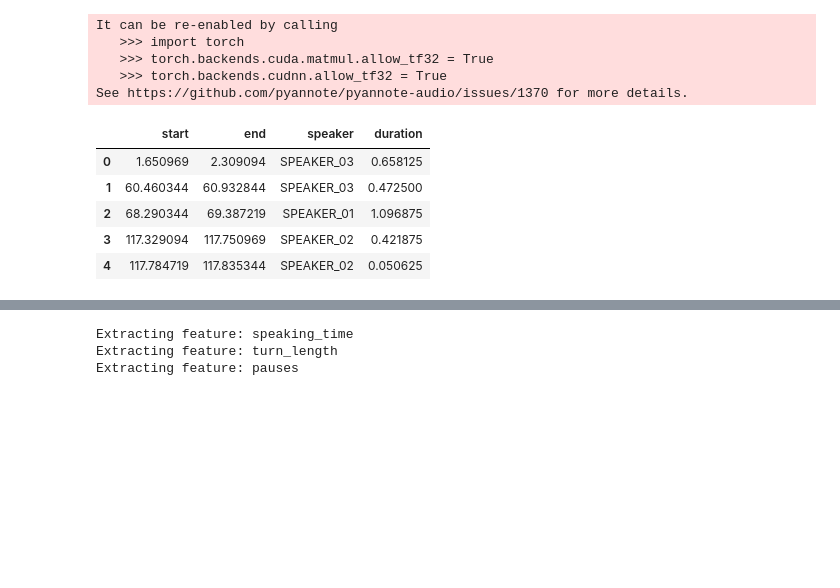
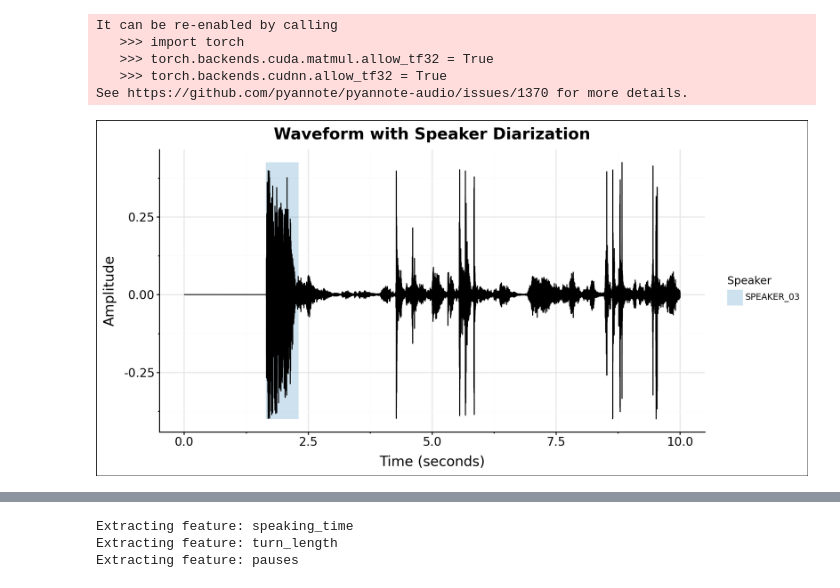
Before and after one commit to shshnk94/convodynamics, a Jupyter notebook: analysis.ipynb, the cells around one changed output, grey strips where cells are left out. Cells and saved outputs as stored; diff of their text form; code cells hidden in the pictures; blank space fills up the shorter version.

```diff
--- a/analysis.ipynb
+++ b/analysis.ipynb
@@ -170,15 +198,52 @@ See https://github.com/pyannote/pyannote-audio/issues/1370 for more details.
 # %%
 segments = random_conversation.retrieve_meta("diarization_segments")
 segments.head()
 
-# [Ask AI to produce the code]
+# Ensure we have numpy array for amplitudes
+amp_array = yt[start:end].cpu().numpy() if hasattr(yt, "cpu") else yt[start:end].numpy()
+
+# Prepare waveform points
+points = pd.DataFrame({
+    "Sample Index": range(start, end),
+    "Time": [i / sr for i in range(start, end)],
+    "Amplitude": amp_array
+})
+
+# Filter and clamp diarization segments to plotted time range
+segments_plot = segments.loc[(segments["end"] > points["Time"].min()) & (segments["start"] < points["Time"].max())].copy()
+segments_plot["start"] = segments_plot["start"].clip(lower=points["Time"].min())
+segments_plot["end"] = segments_plot["end"].clip(upper=points["Time"].max())
+
+# Create a color palette and map speakers to colors
+palette = ["#1f77b4","#ff7f0e","#2ca02c","#d62728","#9467bd","#8c564b","#e377c2","#7f7f7f","#bcbd22","#17becf"]
+speakers = list(segments_plot["speaker"].unique())
+speaker_colors = {s: palette[i % len(palette)] for i, s in enumerate(speakers)}
+
+# amplitude bounds for shading
+amp_min, amp_max = points["Amplitude"].min(), points["Amplitude"].max()
+
+# Build and display plot
+(
+    p9.ggplot(points, p9.aes(x="Time", y="Amplitude"))
+    + p9.geom_rect(
+        data=segments_plot,
+        mapping=p9.aes(xmin="start", xmax="end", fill="speaker"),
+        ymin=amp_min,
+        ymax=amp_max,
+        alpha=0.22,
+        inherit_aes=False
+    )
+    + p9.geom_line(color="black", size=0.5)
+    + p9.scale_fill_manual(values=speaker_colors)
+    + p9.labs(
+        title="Waveform with Speaker Diarization",
+        x="Time (seconds)",
+        y="Amplitude",
+        fill="Speaker"
+    )
+)
 # %% [output]
-|  | start | end | speaker | duration |
-| 0 | 1.650969 | 2.309094 | SPEAKER_03 | 0.658125 |
-| 1 | 60.460344 | 60.932844 | SPEAKER_03 | 0.472500 |
-| 2 | 68.290344 | 69.387219 | SPEAKER_01 | 1.096875 |
-| 3 | 117.329094 | 117.750969 | SPEAKER_02 | 0.421875 |
-| 4 | 117.784719 | 117.835344 | SPEAKER_02 | 0.050625 |
+[figure, added]
 # %% [markdown]
 ## Calculate Conversation Dynamics metrics
 
```
Also changed, not shown: parts of 11 cells of this notebook, 1 other file.
